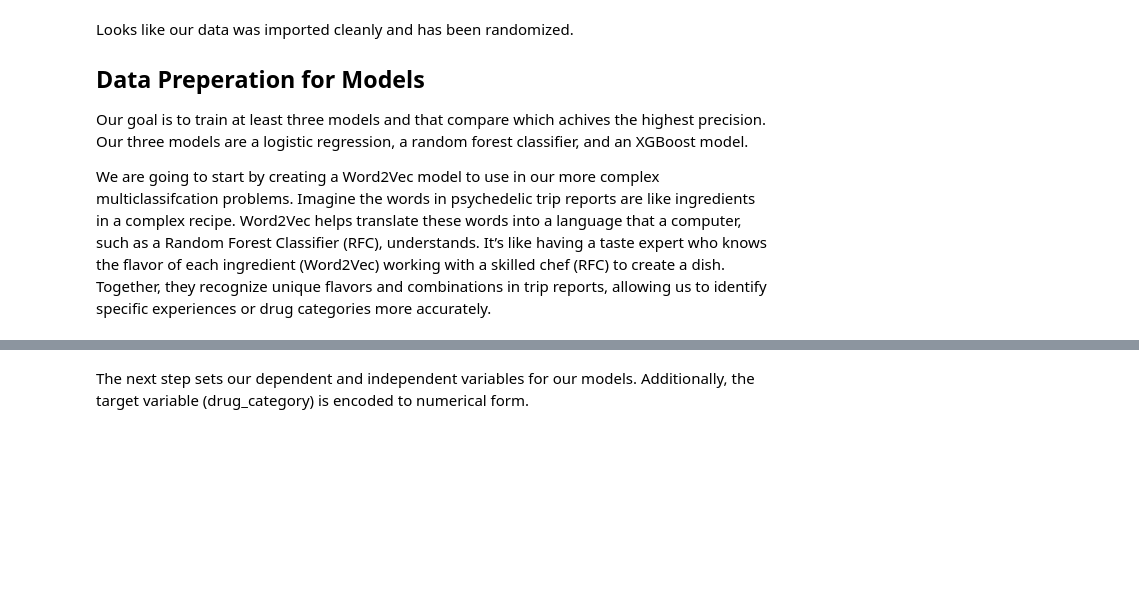
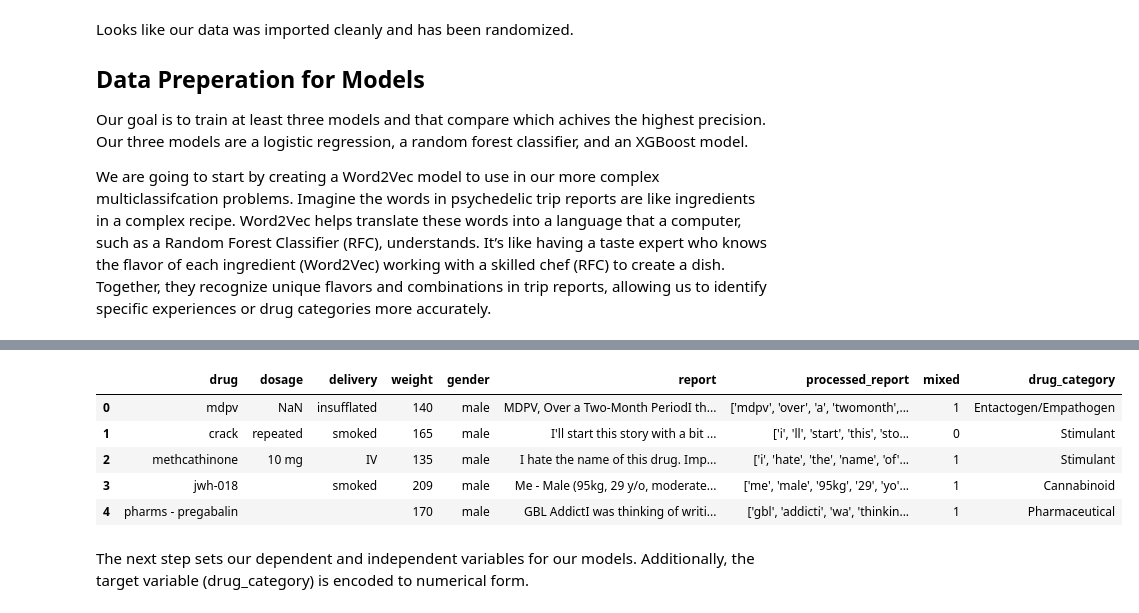
Before and after one commit to jbloewencolon/Psychedelic-Trip-Report-Text-Generator, a Jupyter notebook: Classification_Models.ipynb, the cells around one changed output, grey strips where cells are left out. Drawn from its saved outputs; the diff is of its cells as text; code cells hidden in the pictures; blank space fills up the shorter version.

```diff
--- a/Classification_Models.ipynb
+++ b/Classification_Models.ipynb
@@ -116,10 +116,10 @@ Our goal is to train at least three models and that compare which achives the hi
 We are going to start by creating a Word2Vec model to use in our more complex multiclassifcation problems. Imagine the words in psychedelic trip reports are like ingredients in a complex recipe. Word2Vec helps translate these words into a language that a computer, such as a Random Forest Classifier (RFC), understands. It’s like having a taste expert who knows the flavor of each ingredient (Word2Vec) working with a skilled chef (RFC) to create a dish. Together, they recognize unique flavors and combinations in trip reports, allowing us to identify specific experiences or drug categories more accurately.
 # %%
 # Convert string representations of lists into actual lists
-df['processed_report'] = df['processed_report'].apply(literal_eval)
+#df['processed_report'] = df['processed_report'].apply(literal_eval)
 
 # Now flatten the lists
-df['processed_report'] = df['processed_report'].apply(lambda x: [word for sublist in x for word in sublist])
+#df['processed_report'] = df['processed_report'].apply(lambda x: [word for sublist in x for word in sublist])
 
 # Verify the conversion
-print(type(df['processed_report'].iloc[0]))
+#print(type(df['processed_report'].iloc[0]))
@@ -161,0 +161,9 @@ NameError: ignored
+# %%
+df.head()
+# %% [output]
+|  | drug | dosage | delivery | weight | gender | report | processed_report | mixed | drug_category |
+| 0 | mdpv | NaN | insufflated | 140 | male | MDPV, Over a Two-Month PeriodI th... | ['mdpv', 'over', 'a', 'twomonth',... | 1 | Entactogen/Empathogen |
+| 1 | crack | repeated | smoked | 165 | male | I'll start this story with a bit ... | ['i', 'll', 'start', 'this', 'sto... | 0 | Stimulant |
+| 2 | methcathinone | 10 mg | IV | 135 | male | I hate the name of this drug. Imp... | ['i', 'hate', 'the', 'name', 'of'... | 1 | Stimulant |
+| 3 | jwh-018 |  | smoked | 209 | male | Me - Male (95kg, 29 y/o, moderate... | ['me', 'male', '95kg', '29', 'yo'... | 1 | Cannabinoid |
+| 4 | pharms - pregabalin |  |  | 170 | male | GBL AddictI was thinking of writi... | ['gbl', 'addicti', 'wa', 'thinkin... | 1 | Pharmaceutical |
```
Also changed, not shown: parts of 17 cells of this notebook.
